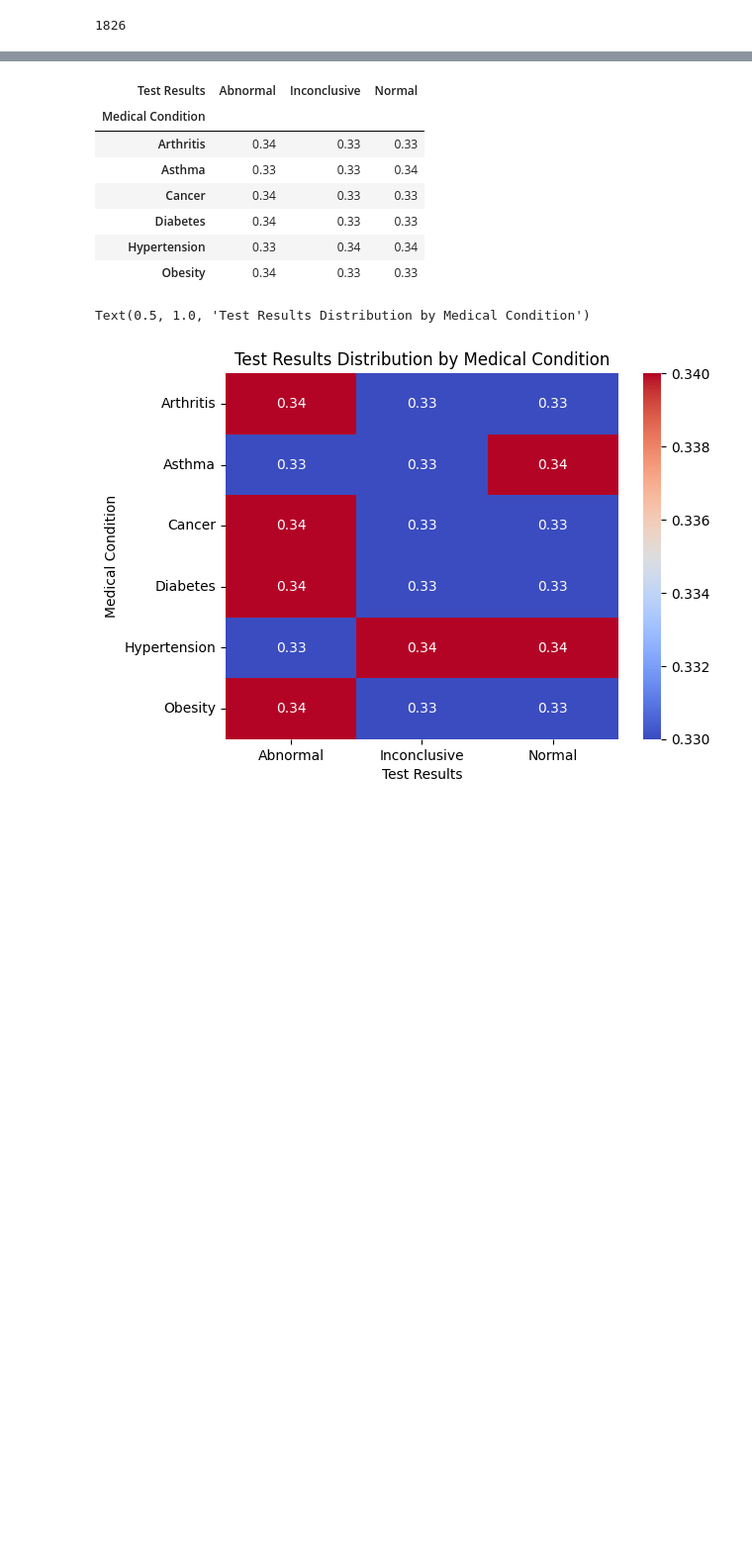
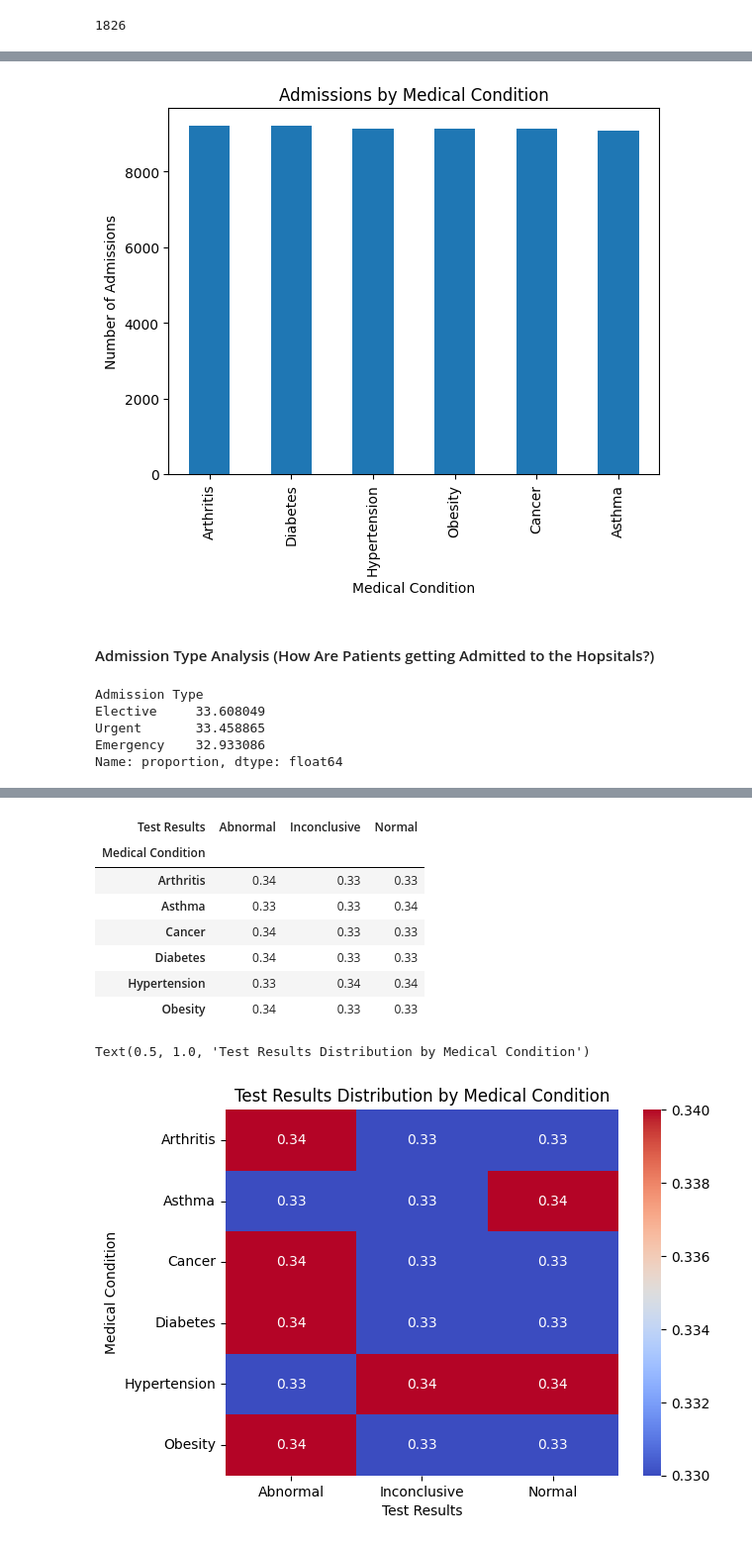
Before and after one commit to itzsnowflakethisyear-byte/Minimizing-Clinical-Alert-Fatigue-A-Calibrated-MLOps-Pipeline-for-Diagnostic-Prediction, a Jupyter notebook: Notebooks/02_eda_and_visualisation.ipynb, the cells around one changed output, grey strips where cells are left out. Shown at 99% size. Drawn from its saved outputs; the diff is of its cells as text; code cells hidden in the pictures; blank space fills up the shorter version.

```diff
--- a/Notebooks/02_eda_and_visualisation.ipynb
+++ b/Notebooks/02_eda_and_visualisation.ipynb
@@ -124,0 +131,18 @@ print(patient_df["Date of Admission"].sort_values(ascending=True).nunique())
+# %%
+patient_df['Medical Condition'].value_counts().plot(kind='bar')
+plt.title('Admissions by Medical Condition')
+plt.ylabel('Number of Admissions')
+plt.show()
+# %% [output]
+[figure, added]
+# %% [markdown]
+#### Admission Type Analysis (How Are Patients getting Admitted to the Hopsitals?)
+# %%
+# Admission Type Distribution in Percentage
+patient_df['Admission Type'].value_counts(normalize=True) * 100
+# %% [output]
+Admission Type
+Elective     33.608049
+Urgent       33.458865
+Emergency    32.933086
+Name: proportion, dtype: float64
```
Also changed, not shown: parts of 122 cells of this notebook.
